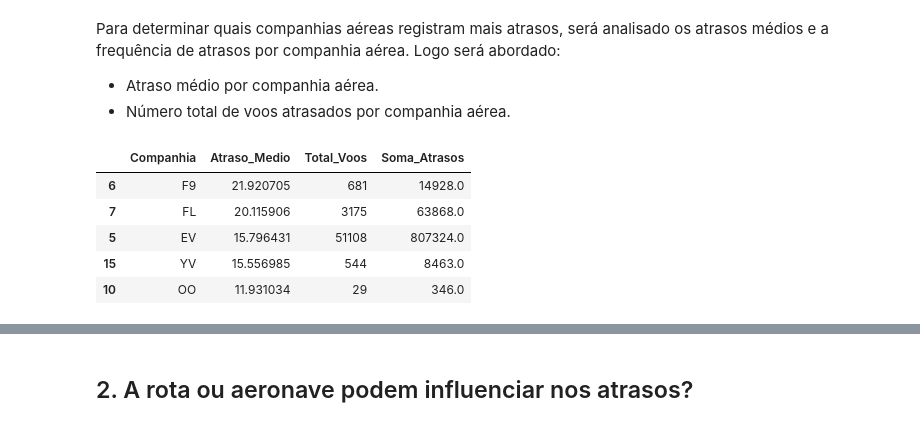
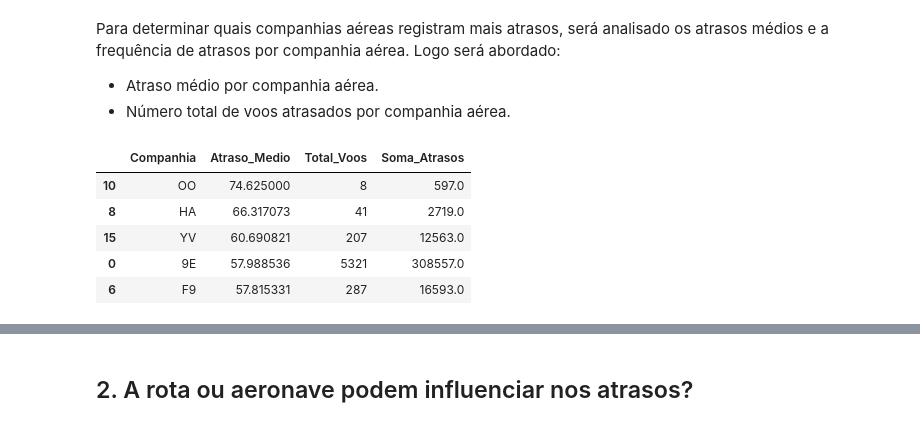
Before and after one commit to luigi-lago/Analise-Exploratoria-Atrasos, a Jupyter notebook: Notebooks/analise_exploratoria.ipynb, the cells around one changed output, grey strips where cells are left out. Saved outputs shown, nothing was run; the diff lists cells and outputs as text; code cells hidden in the pictures.

```diff
--- a/Notebooks/analise_exploratoria.ipynb
+++ b/Notebooks/analise_exploratoria.ipynb
@@ -43,0 +46,9 @@ df.head()
+# %%
+# Removendo valores nulos
+df_cleaned = df.dropna()
+
+# Removendo valores negativos de todas as colunas numéricas
+df_cleaned = df_cleaned[(df_cleaned.select_dtypes(include=['number']) >= 0).all(1)]
+
+# Confirmando a limpeza, mostrando a quantidade de linhas após a limpeza
+df_cleaned.shape
@@ -51,21 +64,21 @@ Para determinar quais companhias aéreas registram mais atrasos, será analisado
 # %%
 # Analisando as companhias aéreas com mais atrasos
 # Contagem de voos, média e soma de atrasos por companhia:
 
 # Gerando uma análise dos atrasos por companhia aérea:
-atrasos_por_companhia = df.groupby('carrier')['arr_delay'].agg(['mean', 'count', 'sum']).reset_index()
+atrasos_por_companhia = df_cleaned.groupby('carrier')['arr_delay'].agg(['mean', 'count', 'sum']).reset_index()
 # Renomeando as colunas para facilitar a leitura:
 atrasos_por_companhia.columns = ['Companhia', 'Atraso_Medio', 'Total_Voos', 'Soma_Atrasos']
 
 # Filtrando companhias com maiores atrasos:
 atrasos_por_companhia = atrasos_por_companhia.sort_values(by='Atraso_Medio', ascending=False)
 
-# Exibindo as 5 primeiras linhas:
+# Exibindo as 5 primeiras linhas - atrasos por companhia aérea:
 atrasos_por_companhia.head()
 # %% [output]
 |  | Companhia | Atraso_Medio | Total_Voos | Soma_Atrasos |
-| 6 | F9 | 21.920705 | 681 | 14928.0 |
-| 7 | FL | 20.115906 | 3175 | 63868.0 |
-| 5 | EV | 15.796431 | 51108 | 807324.0 |
-| 15 | YV | 15.556985 | 544 | 8463.0 |
-| 10 | OO | 11.931034 | 29 | 346.0 |
+| 10 | OO | 74.625000 | 8 | 597.0 |
+| 8 | HA | 66.317073 | 41 | 2719.0 |
+| 15 | YV | 60.690821 | 207 | 12563.0 |
+| 0 | 9E | 57.988536 | 5321 | 308557.0 |
+| 6 | F9 | 57.815331 | 287 | 16593.0 |
```
Also changed, not shown: parts of 15 cells of this notebook.
